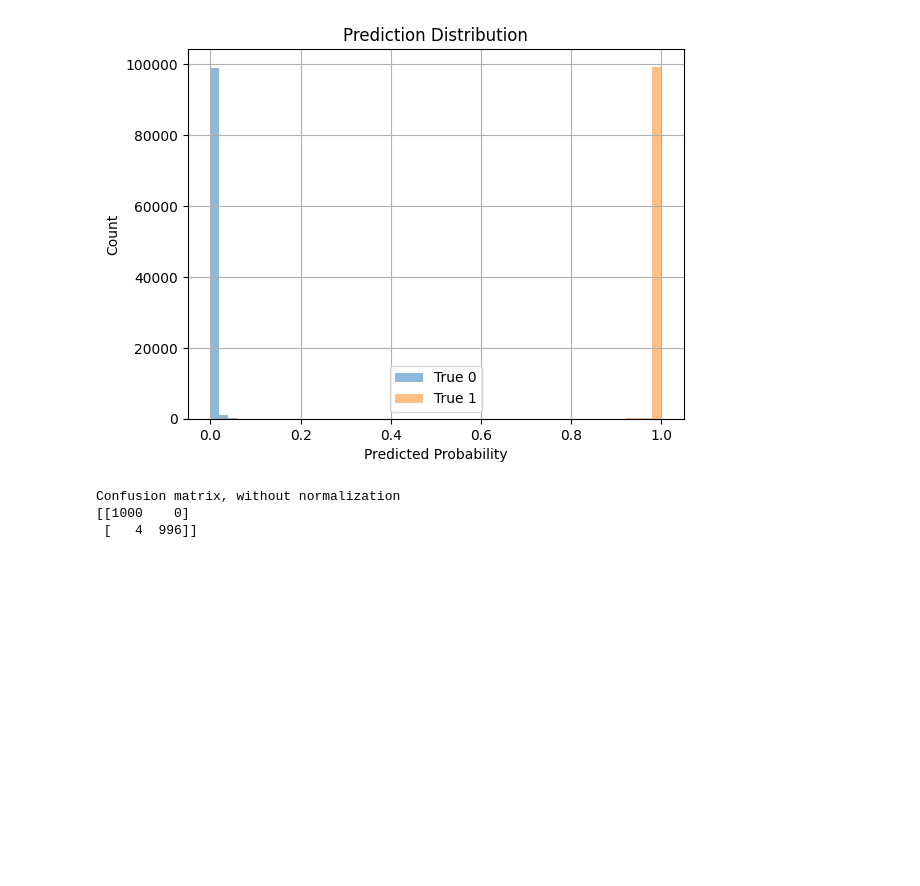
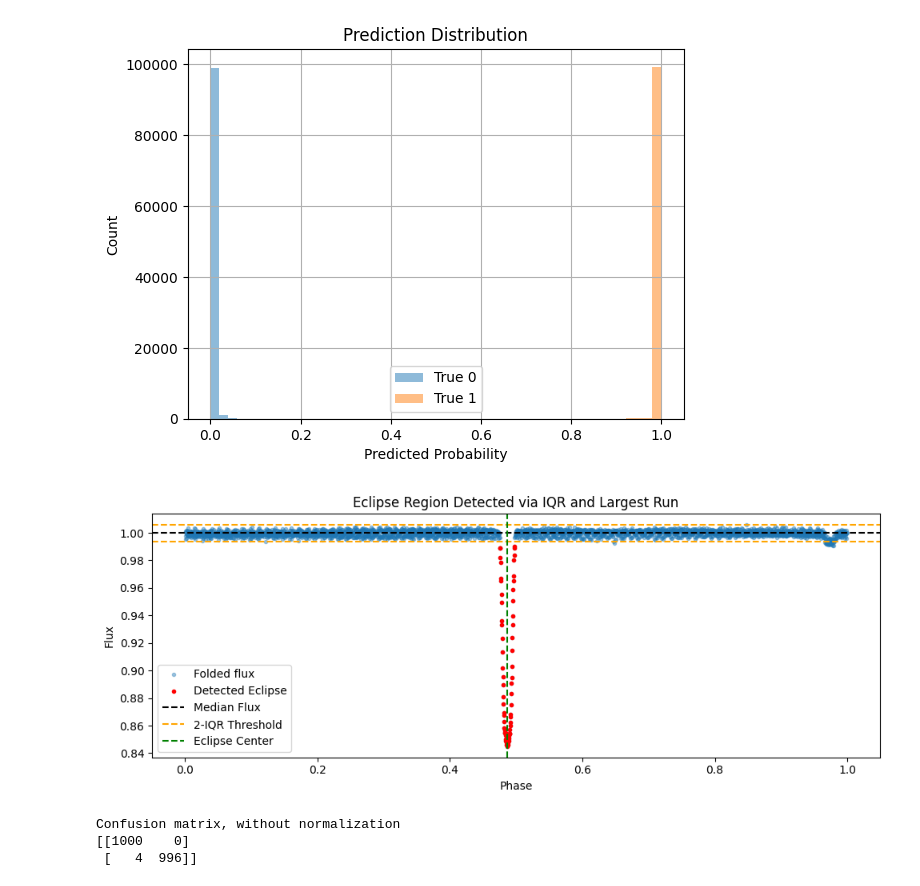
Before and after one commit to sfremy/astro_tools, a Jupyter notebook: a2_train_model_v2.ipynb, the cells around one changed output. Cells and saved outputs as stored; diff of their text form; code cells hidden in the pictures; blank space fills up the shorter version.

```diff
--- a/a2_train_model_v2.ipynb
+++ b/a2_train_model_v2.ipynb
@@ -330,6 +330,73 @@ plt.grid(True)
 plt.show()
 # %% [output]
 [figure]
+# %%
+p = 7.4483776
+
+phase = (t % p) / p
+
+# Fold light curve and obtain mean flux across one period
+bins = np.linspace(0, 1, 3000, endpoint=False)
+mean_flux, _, _ = binned_statistic(phase, f, statistic='mean', bins=bins)
+bin_centers = bins[:-1] + 0.5 * np.diff(bins)
+
+# Clean NaNs
+valid_mask = ~np.isnan(mean_flux)
+clean_phase = bin_centers[valid_mask]
+clean_flux = mean_flux[valid_mask]
+
+# Create phase array centered in each bin
+bin_centers = bins[:-1] + 0.5 * np.diff(bins)
+
+q75, q25 = np.percentile(clean_flux, [75 ,25])
+iqr = q75 - q25
+outlier_mask = clean_flux < np.median(clean_flux) - 2 * iqr
+
+from scipy.ndimage import label
+
+# Label contiguous True regions
+labeled, num_features = label(outlier_mask)
+
+# Find lengths of each region
+lengths = [(labeled == i).sum() for i in range(1, num_features + 1)]
+
+# Select the label of the longest region
+if lengths:
+    best_label = np.argmax(lengths) + 1
+    eclipse_mask = labeled == best_label
+else:
+    eclipse_mask = np.zeros_like(outlier_mask, dtype=bool)
+
+duration = len(clean_flux[eclipse_mask]) * p / 3000 * 1.2
+t0_phase_1 = np.mean([clean_phase[eclipse_mask][-1], clean_phase[eclipse_mask][0]])
+t0_1 = t0_phase_1 * p
+
+# ------------------------------------------------------------------------
+
+plt.figure(figsize=(10, 4))
+
+# If you don't already have phase defined:
+phase = np.linspace(0, 1, len(clean_flux), endpoint=False)
+
+plt.plot(clean_phase, clean_flux, '.', alpha=0.4, label='Folded flux')
+plt.plot(clean_phase[eclipse_mask], clean_flux[eclipse_mask], 'r.', label='Detected Eclipse')
+
+plt.xlabel("Phase")
+plt.ylabel("Flux")
+plt.title("Eclipse Region Detected via IQR and Largest Run")
+
+# Horizontal reference lines
+median_flux = np.median(clean_flux)
+plt.axhline(median_flux, color='k', linestyle='--', label='Median Flux')
+plt.axhline(median_flux - 2 * iqr, color='orange', linestyle='--', label='2-IQR Threshold')
+plt.axhline(median_flux + 2 * iqr, color='orange', linestyle='--')
+plt.axvline(t0_phase_1, color='g', linestyle='--', label='Eclipse Center')
+
+plt.legend()
+plt.tight_layout()
+plt.show()
+# %% [output]
+[figure, added]
 # %%
 # Make an extremely useful plot showing false-positives, true-negatives, etc.
 
```
Also changed, not shown: 1 other file.
